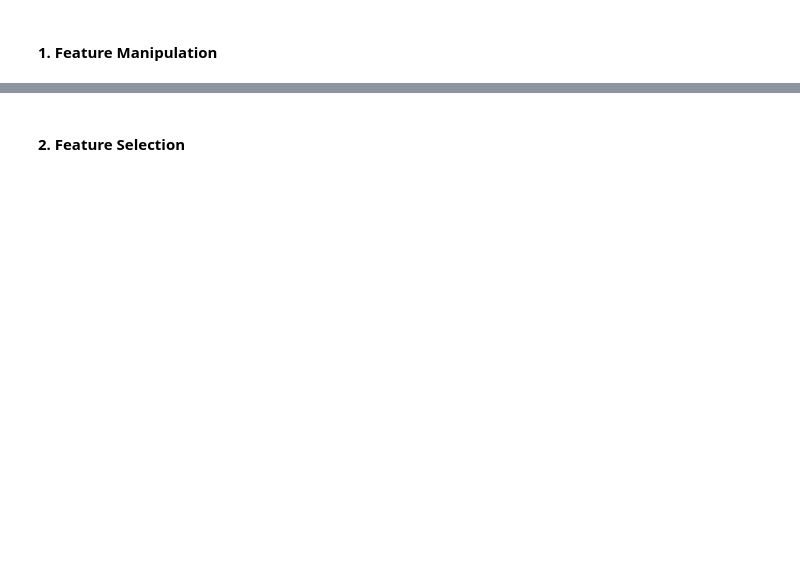
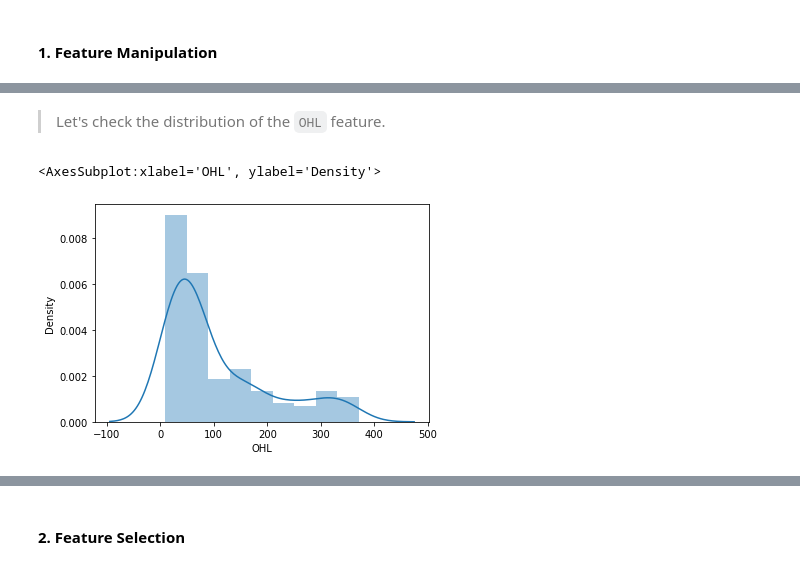
Before and after one commit to ashish-mali/Regression-Yes-Bank-Stock-Closing-Price-Prediction, a Jupyter notebook: Yes_Bank_Stock_Closing_Price_Prediction_Capstone_Project.ipynb, the cells around one changed output, grey strips where cells are left out. Cells and saved outputs as stored; diff of their text form; code cells hidden in the pictures; blank space fills up the shorter version.

```diff
--- a/Yes_Bank_Stock_Closing_Price_Prediction_Capstone_Project.ipynb
+++ b/Yes_Bank_Stock_Closing_Price_Prediction_Capstone_Project.ipynb
@@ -1837,0 +1888,7 @@ Answer Here.
+# %%
+# Manipulate Features to minimize feature correlation and create new features
+# Create new feature by taking averege of (open, low, high) as they are highly correalation with each other
+df['OHL'] = df[['Open', 'High', 'Low']].mean(axis=1).round(2)
+
+# Show new df
+df.head()
@@ -1837,0 +1902,8 @@ Answer Here.
+# %% [markdown]
+>Let's check the distribution of the `OHL` feature.
+# %%
+# Checking the distribution 'OHL' feature
+sns.distplot(df['OHL'])
+# %% [output]
+<AxesSubplot:xlabel='OHL', ylabel='Density'>
+[figure, added]
```
Also changed, not shown: parts of 41 cells of this notebook.
